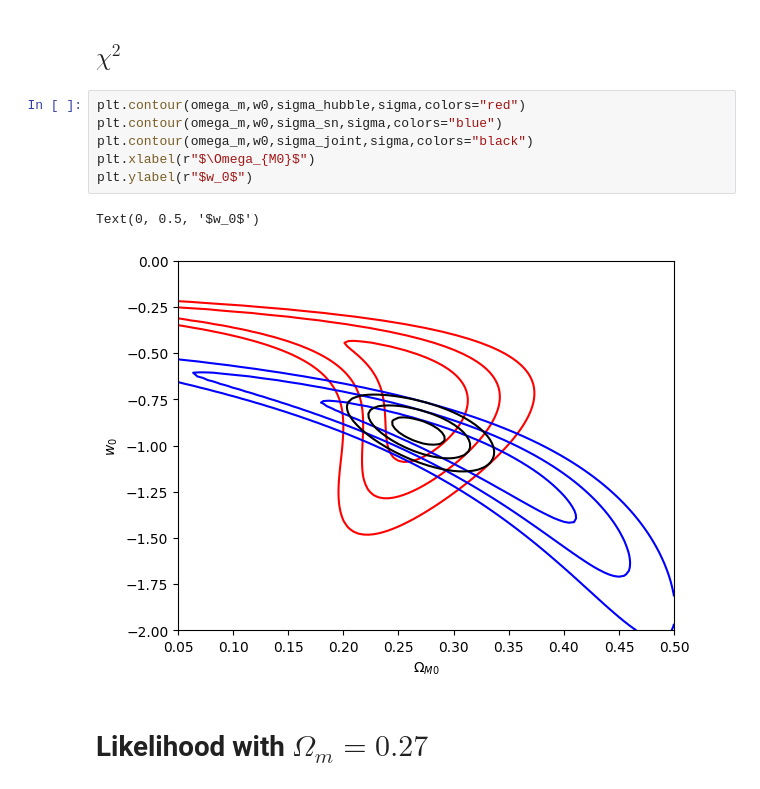
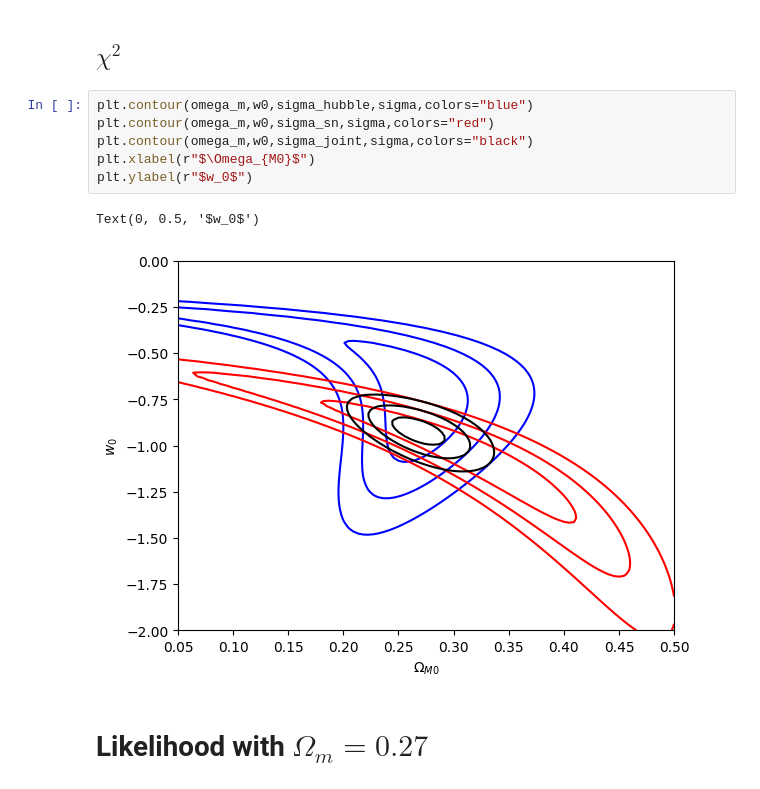
Before and after one commit to Parracho/IE, a Jupyter notebook: Project/Code/paper.ipynb, the cells around one changed output. Drawn from its saved outputs; the diff is of its cells as text.

```diff
--- a/Project/Code/paper.ipynb
+++ b/Project/Code/paper.ipynb
@@ -404,14 +400,14 @@ Joint: Deviation from the mean w0 (1σ): 0.491032776747063
 # %% [markdown]
 ## $\chi^2$
 # %%
-plt.contour(omega_m,w0,sigma_hubble,sigma,colors="red")
-plt.contour(omega_m,w0,sigma_sn,sigma,colors="blue")
+plt.contour(omega_m,w0,sigma_hubble,sigma,colors="blue")
+plt.contour(omega_m,w0,sigma_sn,sigma,colors="red")
 plt.contour(omega_m,w0,sigma_joint,sigma,colors="black")
 plt.xlabel(r"$\Omega_{M0}$")
 plt.ylabel(r"$w_0$")
 # %% [output]
 Text(0, 0.5, '$w_0$')
-[figure, old version]
+[figure, new version]
 # %% [markdown]
 # Likelihood with $\Omega_m=0.27$
 # %% [markdown]
```
Also changed, not shown: parts of 19 cells of this notebook.
